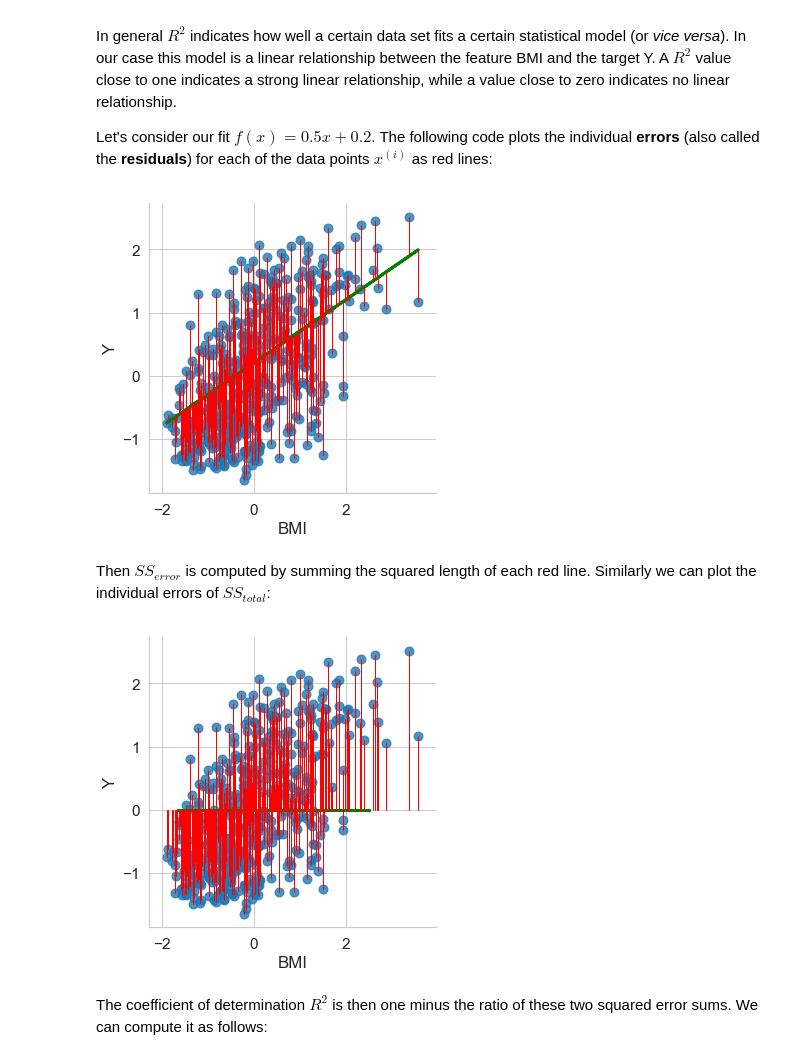
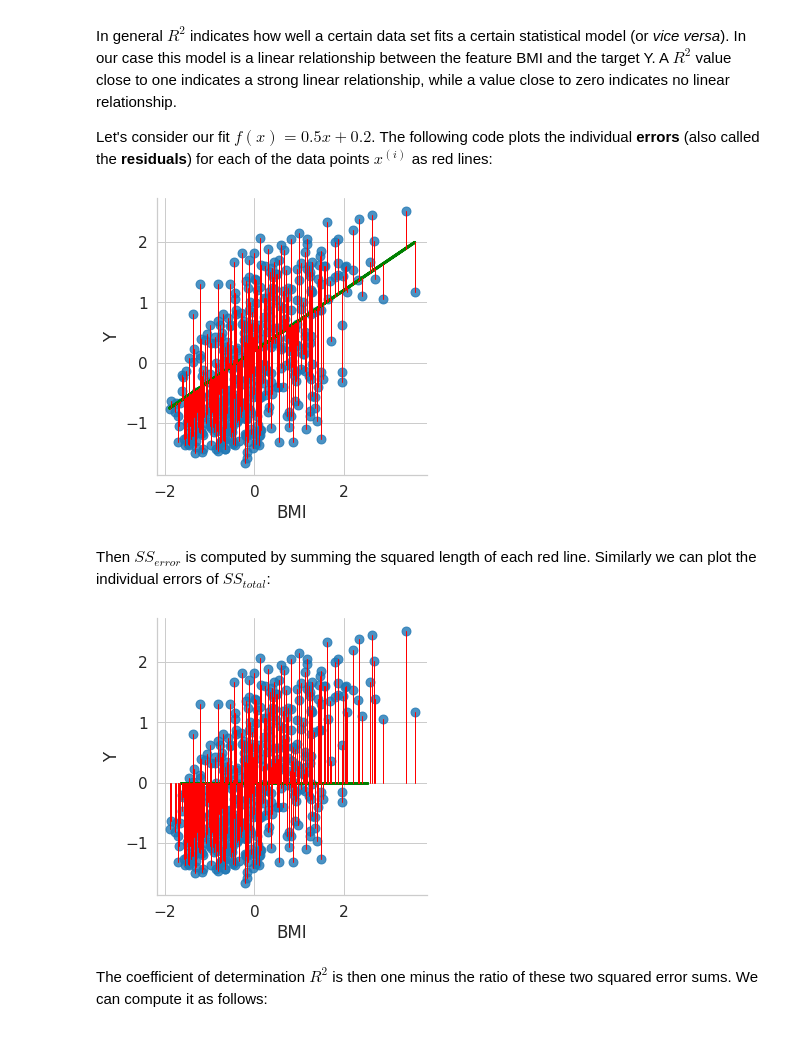
Before and after one commit to mtthsmoore/PRACTUNFINISHED_class_K-means, a Jupyter notebook: notebooks/1_regression/1.1_Linear_regression.ipynb, the cells around one changed output. Saved outputs shown, nothing was run; the diff lists cells and outputs as text; code cells hidden in the pictures.

```diff
--- a/notebooks/1_regression/1.1_Linear_regression.ipynb
+++ b/notebooks/1_regression/1.1_Linear_regression.ipynb
@@ -1,2 +11,34 @@
+# %%
+#util methods
+def plot_errors(a,b,X,y):
+	for xi,yi in zip(X,y):
+		plt.plot([xi,xi], [yi,a*xi+b], color='red', lw=1)
+def plot_regression_path(X,y,alpha,iterations):
+	for theta1 in [0.1,0.4,0.7,1,1.1,1.4,1.7,2]:
+		cost = cost_function(theta1,0,X,y)
+		plt.scatter(theta1,cost)
+	X_list = []
+	y_list = []
+	theta1 = 0.0
+	for i in range(iterations):
+		next = np.random.randint(len(X))
+		predict = np.dot(X[next],theta1)
+		X_list.append(theta1)
+		y_list.append(cost_function(theta1,0,X,y))
+		error = predict-y[next]
+		theta1 = theta1 - alpha*error*X[next]
+	plt.scatter(X_list,y_list,c="r",s=70)
+	plt.plot(X_list,y_list,c="r")
+	plt.xlabel('theta1')
+	plt.ylabel('J')
+	plt.show()
+	return theta1
+def plot_linear_regression(simple):
+	plt.figure(figsize=(16,10))
+	for i,a in enumerate([0.1,0.5,1,1.5,2,2.5]):
+		plt.subplot(2,3,i+1)
+		plt.scatter(simple['x1'],simple['y'])
+		plt.plot(simple['x1'], a*simple['x1'], color='green',linewidth=2)
+		plt.title('a='+str(a))
 # %% [markdown]
 # 1.1 Linear regression
@@ -12,7 +51,7 @@ In statistics and machine learning modeling a continuous value is known as **reg
 
 To explain regression data analysis we first open a data set that contains relevant information for about 442 patients that are diagnosed with diabetes disease. Each patient is a data point in this data set and is described by 11 features that measure age (AGE), sex (SEX), body mass index (BMI), average blood pressure (BP), together with six blood serum measurements (Sx) as well as the target (Y) that represents a quantitative measure of disease progression one year after baseline.
 # %%
-dataset = pd.read_csv('diabetes.tsv', sep='\t')
+dataset = pd.read_csv('https://raw.githubusercontent.com/sdgroeve/Machine_Learning_course_UGent_D012554/master/notebooks/1_regression/diabetes.tsv', sep='\t')
 print(dataset.head())
 print()
 print("Shape of data set: " + str(dataset.shape))
@@ -154,20 +193,20 @@ Let's consider our fit $f(x)=0.5x+0.2$. The following code plots the individual
 sns.lmplot(x="BMI", y="Y", data=dataset,
            fit_reg=False, height=5, scatter_kws={"s": 80})
 plt.plot(dataset['BMI'], a*dataset['BMI']+b, color='green',linewidth=3)
-compomics_import.plot_errors(a,b,dataset['BMI'],dataset['Y'])
+plot_errors(a,b,dataset['BMI'],dataset['Y'])
 plt.show()
 # %% [output]
-[figure, old version]
+[figure, new version]
 # %% [markdown]
 Then $SS_{error}$ is computed by summing the squared length of each red line. Similarly we can plot the individual errors of $SS_{total}$:
 # %%
 sns.lmplot(x="BMI", y="Y", data=dataset,
            fit_reg=False, height=5, scatter_kws={"s": 80})
 plt.plot(dataset['Y'], [dataset['Y'].mean() for i in range(len(dataset['Y']))], color='green',linewidth=3)
-compomics_import.plot_errors(0,0,dataset['BMI'],dataset['Y'])
+plot_errors(0,0,dataset['BMI'],dataset['Y'])
 plt.show()
 # %% [output]
-[figure, old version]
+[figure, new version]
 # %% [markdown]
 The coefficient of determination $R^2$ is then one minus the ratio of these two squared error sums. We can compute it as follows:
 # %%
```
Also changed, not shown: parts of 15 cells of this notebook.
